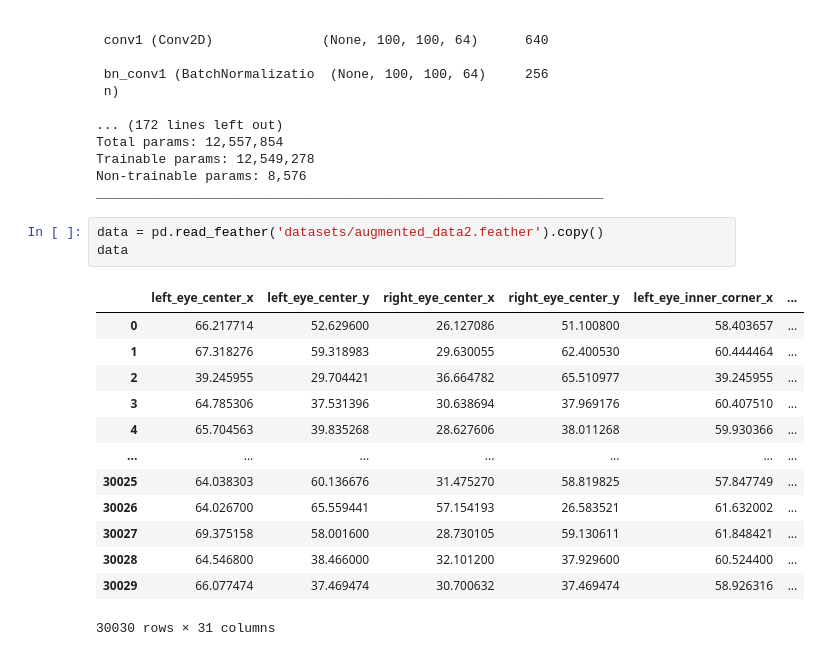
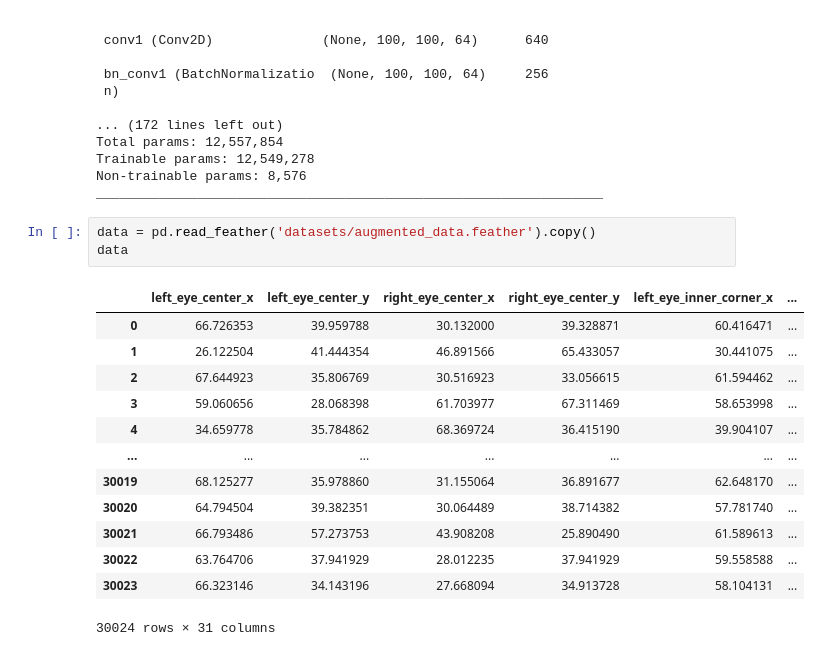
Before and after one commit to RubenBBlazquez/EmotionPredictor, a Jupyter notebook: FacialPointsPredictor.ipynb, the cells around one changed output. Drawn from its saved outputs; the diff is of its cells as text.

```diff
--- a/FacialPointsPredictor.ipynb
+++ b/FacialPointsPredictor.ipynb
@@ -114,22 +114,22 @@ Trainable params: 12,549,278
 Non-trainable params: 8,576
 _________________________________________________________________
 # %%
-data = pd.read_feather('datasets/augmented_data2.feather').copy()
+data = pd.read_feather('datasets/augmented_data.feather').copy()
 data
 # %% [output]
 |  | left_eye_center_x | left_eye_center_y | right_eye_center_x | right_eye_center_y | left_eye_inner_corner_x | ... |
-| 0 | 66.217714 | 52.629600 | 26.127086 | 51.100800 | 58.403657 | ... |
-| 1 | 67.318276 | 59.318983 | 29.630055 | 62.400530 | 60.444464 | ... |
-| 2 | 39.245955 | 29.704421 | 36.664782 | 65.510977 | 39.245955 | ... |
-| 3 | 64.785306 | 37.531396 | 30.638694 | 37.969176 | 60.407510 | ... |
-| 4 | 65.704563 | 39.835268 | 28.627606 | 38.011268 | 59.930366 | ... |
+| 0 | 66.726353 | 39.959788 | 30.132000 | 39.328871 | 60.416471 | ... |
+| 1 | 26.122504 | 41.444354 | 46.891566 | 65.433057 | 30.441075 | ... |
+| 2 | 67.644923 | 35.806769 | 30.516923 | 33.056615 | 61.594462 | ... |
+| 3 | 59.060656 | 28.068398 | 61.703977 | 67.311469 | 58.653998 | ... |
+| 4 | 34.659778 | 35.784862 | 68.369724 | 36.415190 | 39.904107 | ... |
 | ... | ... | ... | ... | ... | ... | ... |
-| 30025 | 64.038303 | 60.136676 | 31.475270 | 58.819825 | 57.847749 | ... |
-| 30026 | 64.026700 | 65.559441 | 57.154193 | 26.583521 | 61.632002 | ... |
-| 30027 | 69.375158 | 58.001600 | 28.730105 | 59.130611 | 61.848421 | ... |
-| 30028 | 64.546800 | 38.466000 | 32.101200 | 37.929600 | 60.524400 | ... |
-| 30029 | 66.077474 | 37.469474 | 30.700632 | 37.469474 | 58.926316 | ... |
+| 30019 | 68.125277 | 35.978860 | 31.155064 | 36.891677 | 62.648170 | ... |
+| 30020 | 64.794504 | 39.382351 | 30.064489 | 38.714382 | 57.781740 | ... |
+| 30021 | 66.793486 | 57.273753 | 43.908208 | 25.890490 | 61.589613 | ... |
+| 30022 | 63.764706 | 37.941929 | 28.012235 | 37.941929 | 59.558588 | ... |
+| 30023 | 66.323146 | 34.143196 | 27.668094 | 34.913728 | 58.104131 | ... |
-30030 rows × 31 columns
+30024 rows × 31 columns
 # %%
 from matplotlib import pyplot as plt
 
```
Also changed, not shown: parts of 2 cells of this notebook, 1 other file.
